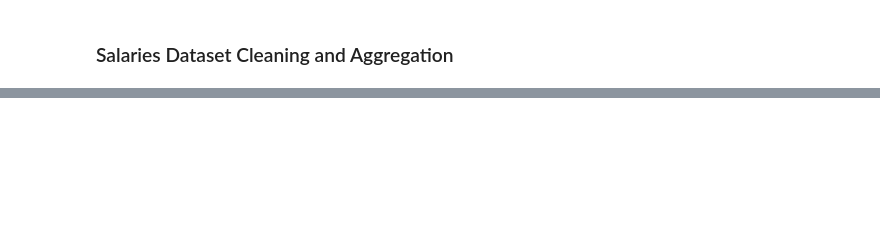
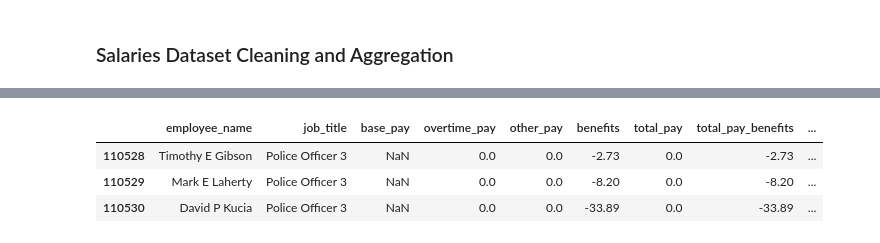
Before and after one commit to leiandrei/Salaries-Dataset-Cleaning-and-Aggregation, a Jupyter notebook: notebooks/analysis.ipynb, the cells around one changed output, grey strips where cells are left out. Saved outputs shown, nothing was run; the diff lists cells and outputs as text; code cells hidden in the pictures; blank space fills up the shorter version.

```diff
--- a/notebooks/analysis.ipynb
+++ b/notebooks/analysis.ipynb
@@ -303,0 +154,41 @@ salary_trends.head()
+# %%
+# for the base pay
+df["base_pay"].value_counts()
+
+df["base_pay"] = (
+    df["base_pay"]
+    .astype(str)
+    .replace("", 0)
+    .str.strip()
+)
+
+df["overtime_pay"] = (
+    df["overtime_pay"]
+    .astype(str)
+    .replace("", 0)
+    .str.strip()
+)
+
+df["other_pay"] = (
+    df["overtime_pay"]
+    .astype(str)
+    .replace("", 0)
+    .str.strip()
+)
+
+df["benefits"] = (
+    df["benefits"]
+    .astype(str)
+    .replace("", 0)
+    .str.strip()
+)
+
+df["base_pay"] = pd.to_numeric(df["base_pay"], errors='coerce')
+df["overtime_pay"] = pd.to_numeric(df["overtime_pay"], errors='coerce')
+df["other_pay"] = pd.to_numeric(df["overtime_pay"], errors='coerce')
+df["benefits"] = pd.to_numeric(df["benefits"], errors='coerce')
+
+
+# I was thinking if to drop both columns with unprovided job title and 0 base pay (so I did.)
+df = df[(df["job_title"] != "Not Provided") & (df["base_pay"] != 0)]
+df.info()
@@ -303,0 +215,8 @@ salary_trends.head()
+# %%
+negatives = df[df['total_pay_benefits'] < 0]
+negatives
+# %% [output]
+|  | employee_name | job_title | base_pay | overtime_pay | other_pay | benefits | total_pay | total_pay_benefits | ... |
+| 110528 | Timothy E Gibson | Police Officer 3 | NaN | 0.0 | 0.0 | -2.73 | 0.0 | -2.73 | ... |
+| 110529 | Mark E Laherty | Police Officer 3 | NaN | 0.0 | 0.0 | -8.20 | 0.0 | -8.20 | ... |
+| 110530 | David P Kucia | Police Officer 3 | NaN | 0.0 | 0.0 | -33.89 | 0.0 | -33.89 | ... |
```
Also changed, not shown: parts of 38 cells of this notebook, 3 other files.
